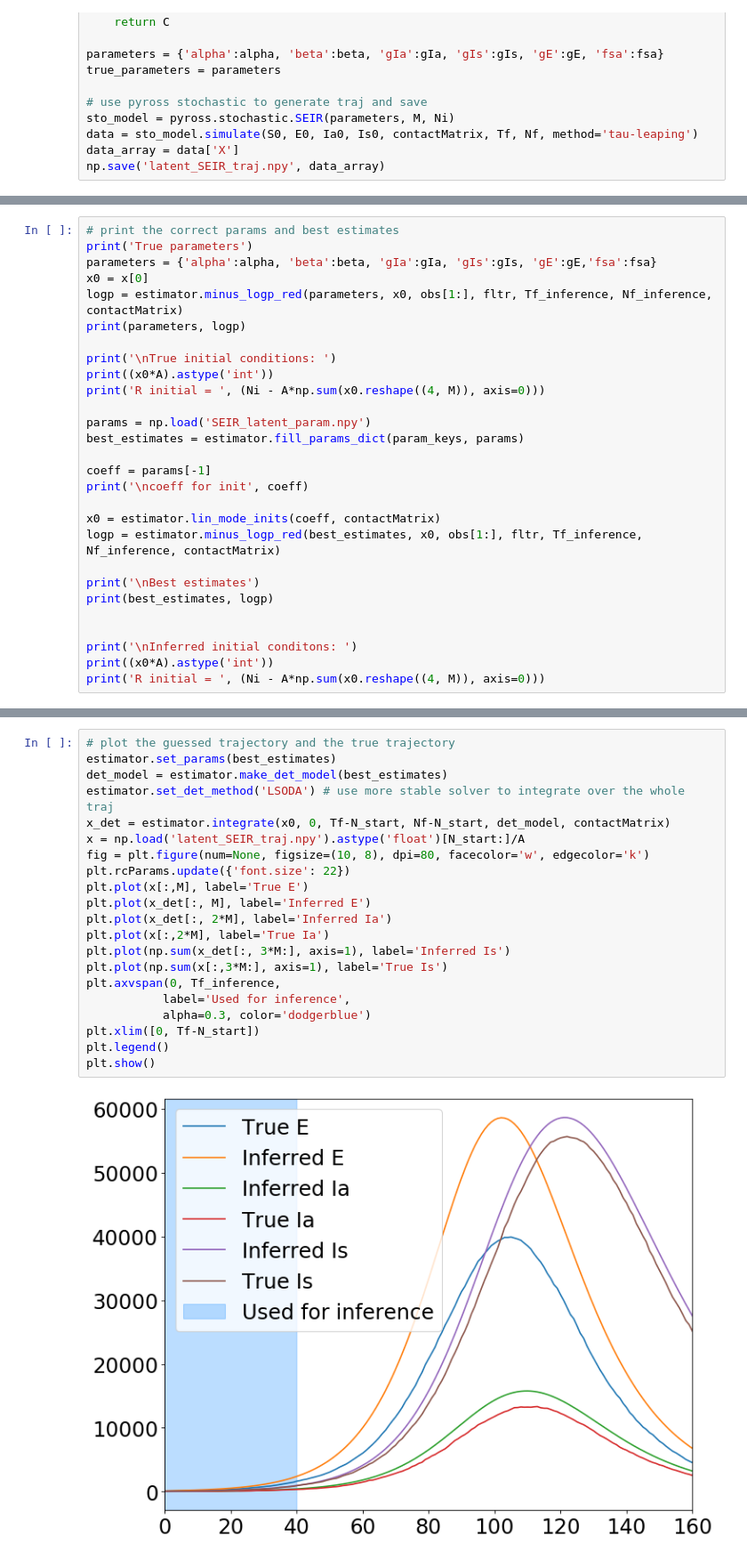
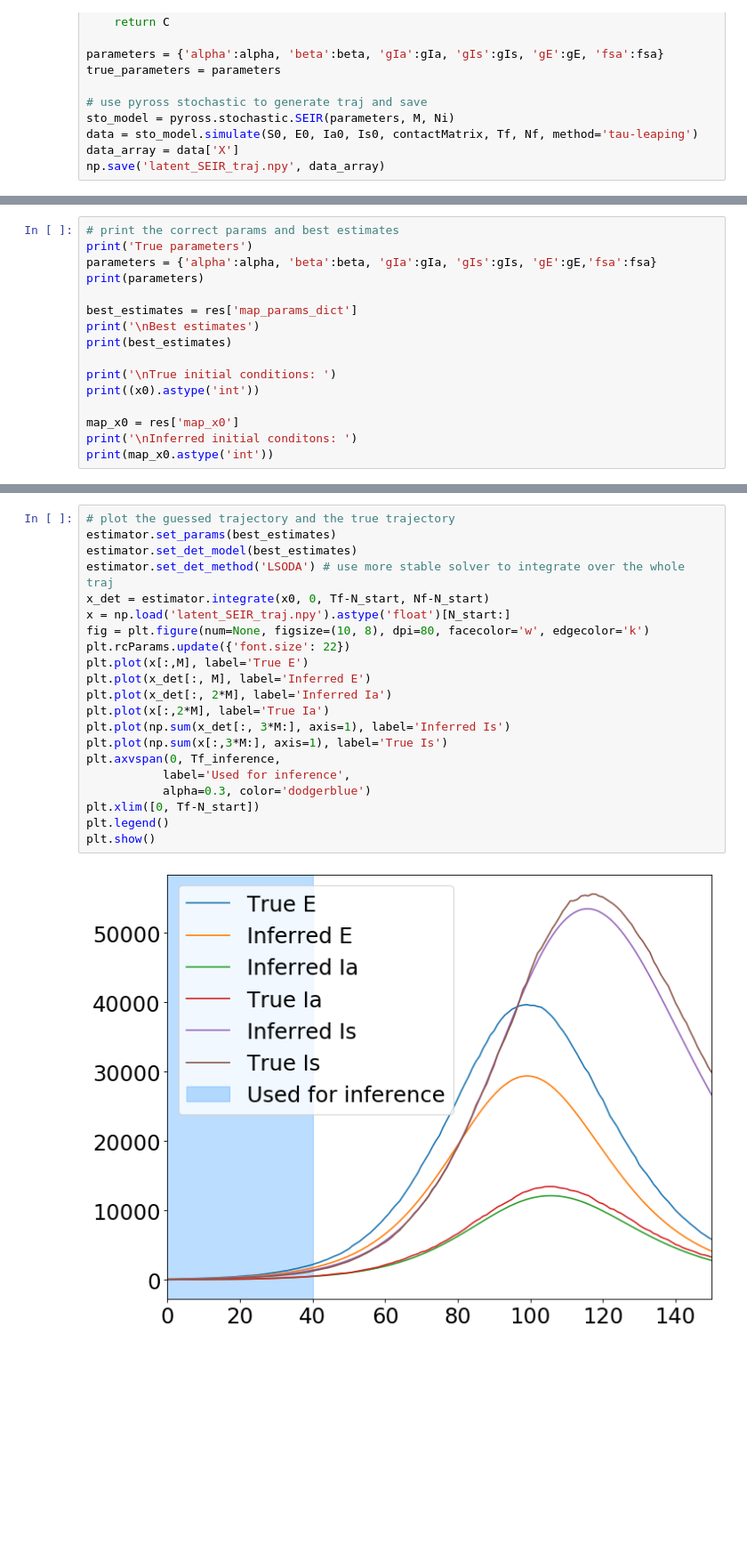
Before and after one commit to rajeshrinet/pyross, a Jupyter notebook: examples/inference/ex06_inference_latent_SEIR.ipynb, the cells around one changed output, grey strips where cells are left out. Shown at 89% size. Saved outputs shown, nothing was run; the diff lists cells and outputs as text; blank space fills up the shorter version.

```diff
--- a/examples/inference/ex06_inference_latent_SEIR.ipynb
+++ b/examples/inference/ex06_inference_latent_SEIR.ipynb
@@ -271,29 +255,17 @@ np.save('SEIR_latent_param.npy', params)
 # print the correct params and best estimates
 print('True parameters')
 parameters = {'alpha':alpha, 'beta':beta, 'gIa':gIa, 'gIs':gIs, 'gE':gE,'fsa':fsa}
-x0 = x[0]
-logp = estimator.minus_logp_red(parameters, x0, obs[1:], fltr, Tf_inference, Nf_inference, contactMatrix)
-print(parameters, logp)
+print(parameters)
+
+best_estimates = res['map_params_dict']
+print('\nBest estimates')
+print(best_estimates)
 
 print('\nTrue initial conditions: ')
-print((x0*A).astype('int'))
-print('R initial = ', (Ni - A*np.sum(x0.reshape((4, M)), axis=0)))
+print((x0).astype('int'))
 
-params = np.load('SEIR_latent_param.npy')
-best_estimates = estimator.fill_params_dict(param_keys, params)
-
-coeff = params[-1]
-print('\ncoeff for init', coeff)
-
-x0 = estimator.lin_mode_inits(coeff, contactMatrix)
-logp = estimator.minus_logp_red(best_estimates, x0, obs[1:], fltr, Tf_inference, Nf_inference, contactMatrix)
-
-print('\nBest estimates')
-print(best_estimates, logp)
-
-
+map_x0 = res['map_x0']
 print('\nInferred initial conditons: ')
-print((x0*A).astype('int'))
-print('R initial = ', (Ni - A*np.sum(x0.reshape((4, M)), axis=0)))
+print(map_x0.astype('int'))
 # %% [output]
 True parameters
@@ -314,23 +282,23 @@ R initial =  [91.72020823 87.23321238]
 # %%
 # plot the guessed trajectory and the true trajectory
 estimator.set_params(best_estimates)
-det_model = estimator.make_det_model(best_estimates)
+estimator.set_det_model(best_estimates)
 estimator.set_det_method('LSODA') # use more stable solver to integrate over the whole traj
-x_det = estimator.integrate(x0, 0, Tf-N_start, Nf-N_start, det_model, contactMatrix)
-x = np.load('latent_SEIR_traj.npy').astype('float')[N_start:]/A
+x_det = estimator.integrate(x0, 0, Tf-N_start, Nf-N_start)
+x = np.load('latent_SEIR_traj.npy').astype('float')[N_start:]
 fig = plt.figure(num=None, figsize=(10, 8), dpi=80, facecolor='w', edgecolor='k')
 plt.rcParams.update({'font.size': 22})
 plt.plot(x[:,M], label='True E')
 plt.plot(x_det[:, M], label='Inferred E')
 plt.plot(x_det[:, 2*M], label='Inferred Ia')
 plt.plot(x[:,2*M], label='True Ia')
 plt.plot(np.sum(x_det[:, 3*M:], axis=1), label='Inferred Is')
 plt.plot(np.sum(x[:,3*M:], axis=1), label='True Is')
 plt.axvspan(0, Tf_inference,
            label='Used for inference',
            alpha=0.3, color='dodgerblue')
 plt.xlim([0, Tf-N_start])
 plt.legend()
 plt.show()
 # %% [output]
-[figure, old version]
+[figure, new version]
```
Also changed, not shown: parts of 10 cells of this notebook, 6 other files.
